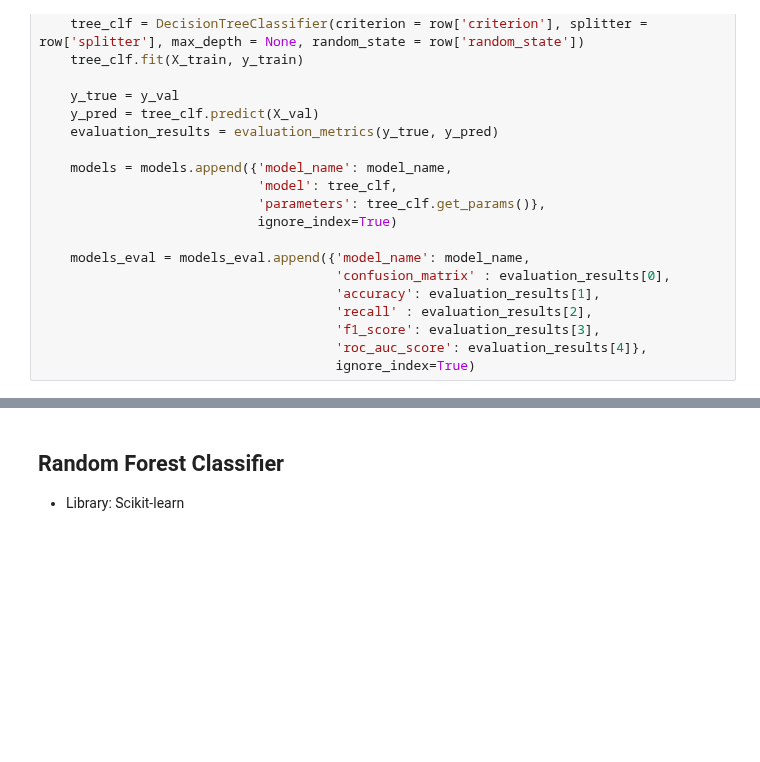
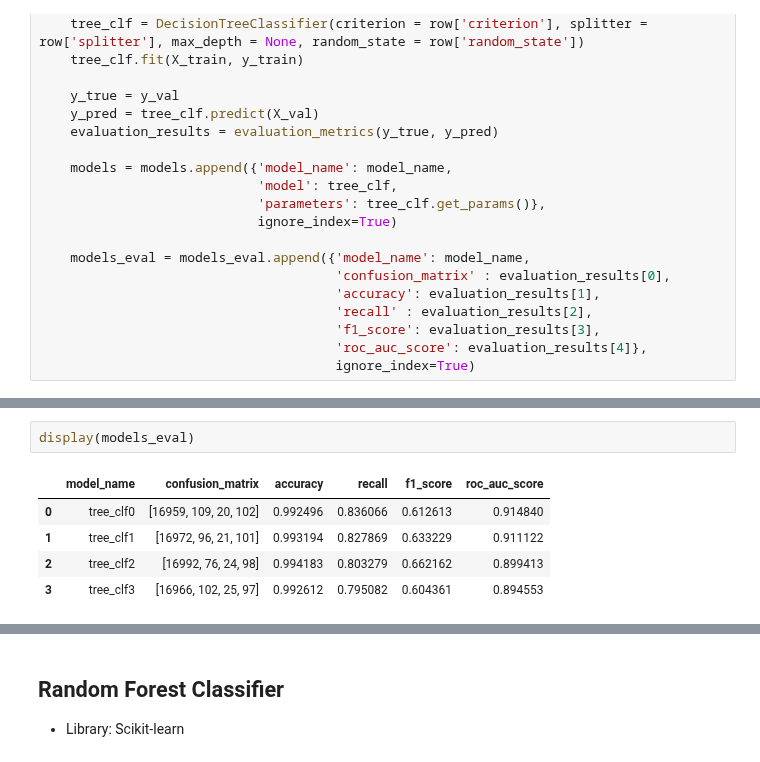
Before and after one commit to ManapatWeeramongkolkul/ForestFireML, a Jupyter notebook: ModelTraining_Pipeline.ipynb, the cells around one changed output, grey strips where cells are left out. Drawn from its saved outputs; the diff is of its cells as text; blank space fills up the shorter version.

Commit message:
train trees result

```diff
--- a/ModelTraining_Pipeline.ipynb
+++ b/ModelTraining_Pipeline.ipynb
@@ -773,5 +761,13 @@ Traceback (most recent call last):
  'max_features': 11,
  'max_depth': None,
  'criterion': 'entropy'}
+# %%
+display(models_eval)
+# %% [output]
+|  | model_name | confusion_matrix | accuracy | recall | f1_score | roc_auc_score |
+| 0 | tree_clf0 | [16959, 109, 20, 102] | 0.992496 | 0.836066 | 0.612613 | 0.914840 |
+| 1 | tree_clf1 | [16972, 96, 21, 101] | 0.993194 | 0.827869 | 0.633229 | 0.911122 |
+| 2 | tree_clf2 | [16992, 76, 24, 98] | 0.994183 | 0.803279 | 0.662162 | 0.899413 |
+| 3 | tree_clf3 | [16966, 102, 25, 97] | 0.992612 | 0.795082 | 0.604361 | 0.894553 |
 # %%
 tree_random.best_params_
```
Also changed, not shown: parts of 20 cells of this notebook.
